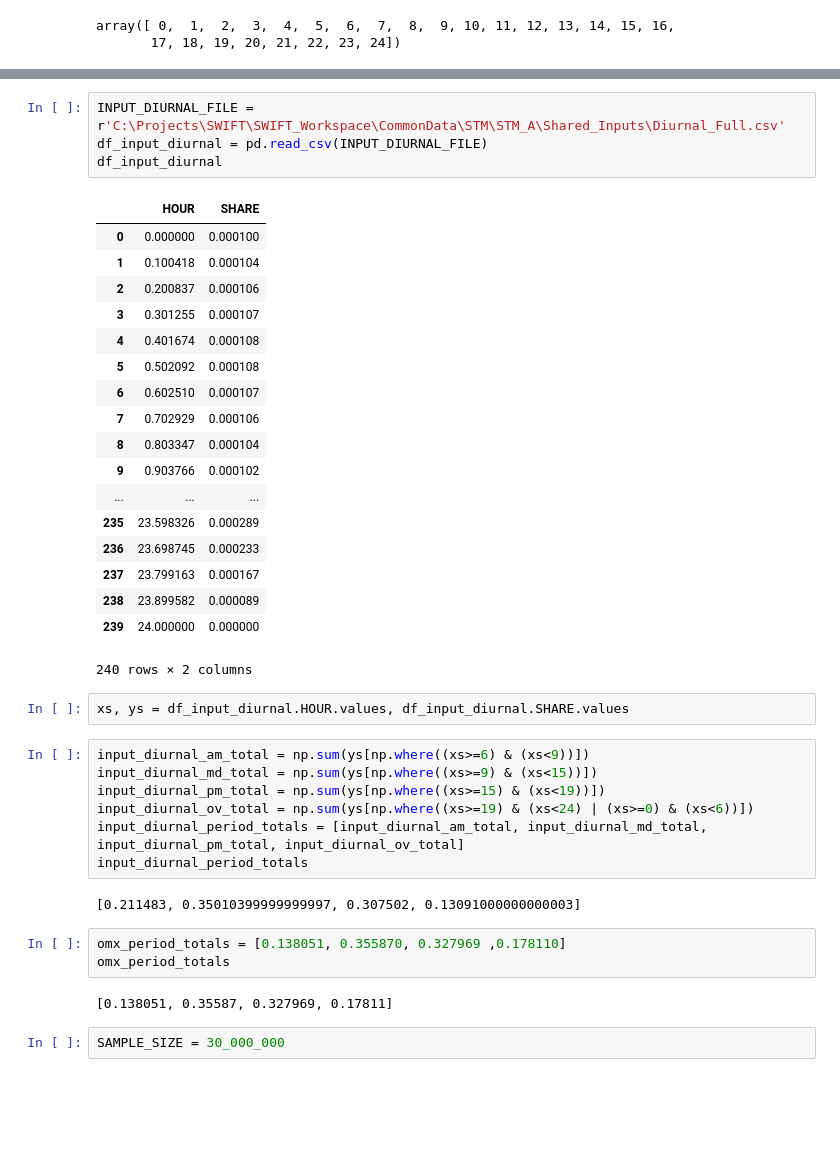
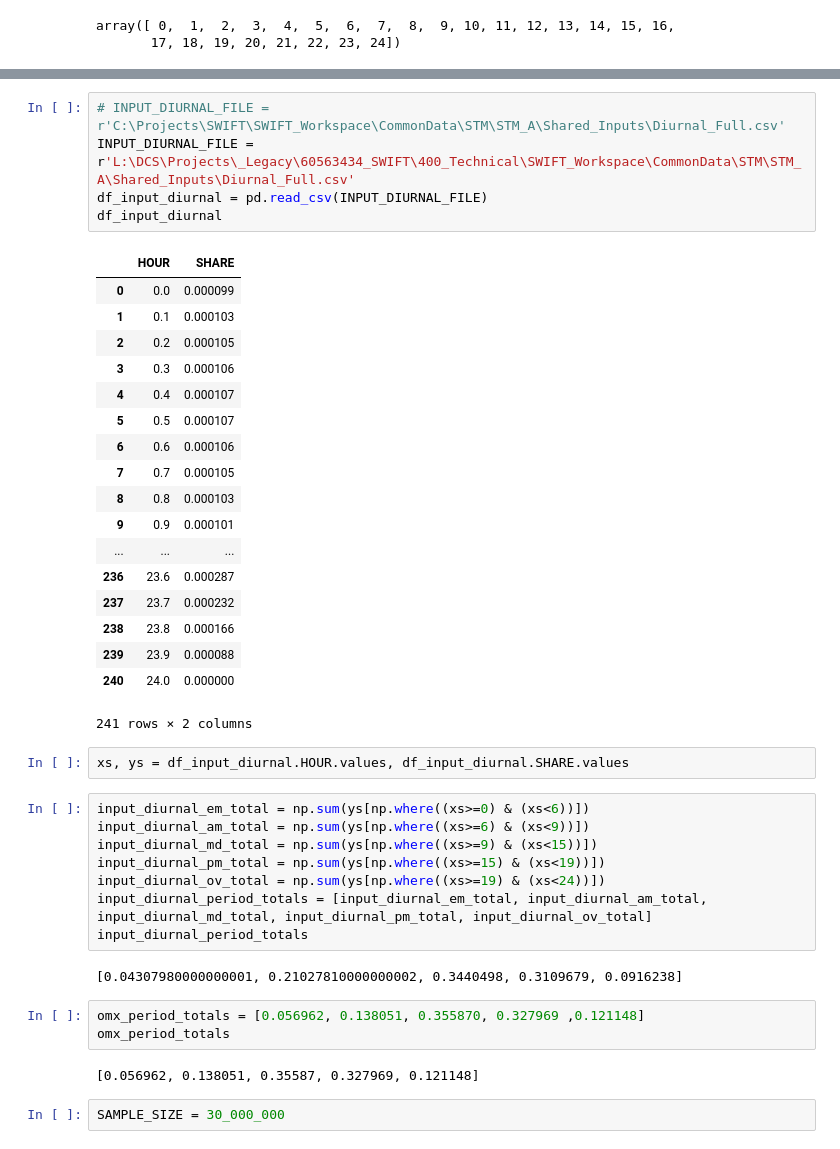
Before and after one commit to xys234/Work, a Jupyter notebook: notebooks/2019_05_09_SWIFT_Diurnal_Simulation.ipynb, the cells around one changed output, grey strips where cells are left out. Drawn from its saved outputs; the diff is of its cells as text; blank space fills up the shorter version.

```diff
--- a/notebooks/2019_05_09_SWIFT_Diurnal_Simulation.ipynb
+++ b/notebooks/2019_05_09_SWIFT_Diurnal_Simulation.ipynb
@@ -18,41 +96,43 @@ array([ 0,  1,  2,  3,  4,  5,  6,  7,  8,  9, 10, 11, 12, 13, 14, 15, 16,
 # %%
-INPUT_DIURNAL_FILE = r'C:\Projects\SWIFT\SWIFT_Workspace\CommonData\STM\STM_A\Shared_Inputs\Diurnal_Full.csv'
+# INPUT_DIURNAL_FILE = r'C:\Projects\SWIFT\SWIFT_Workspace\CommonData\STM\STM_A\Shared_Inputs\Diurnal_Full.csv'
+INPUT_DIURNAL_FILE = r'L:\DCS\Projects\_Legacy\60563434_SWIFT\400_Technical\SWIFT_Workspace\CommonData\STM\STM_A\Shared_Inputs\Diurnal_Full.csv'
 df_input_diurnal = pd.read_csv(INPUT_DIURNAL_FILE)
 df_input_diurnal
 # %% [output]
 |  | HOUR | SHARE |
-| 0 | 0.000000 | 0.000100 |
-| 1 | 0.100418 | 0.000104 |
-| 2 | 0.200837 | 0.000106 |
-| 3 | 0.301255 | 0.000107 |
-| 4 | 0.401674 | 0.000108 |
-| 5 | 0.502092 | 0.000108 |
-| 6 | 0.602510 | 0.000107 |
-| 7 | 0.702929 | 0.000106 |
-| 8 | 0.803347 | 0.000104 |
-| 9 | 0.903766 | 0.000102 |
+| 0 | 0.0 | 0.000099 |
+| 1 | 0.1 | 0.000103 |
+| 2 | 0.2 | 0.000105 |
+| 3 | 0.3 | 0.000106 |
+| 4 | 0.4 | 0.000107 |
+| 5 | 0.5 | 0.000107 |
+| 6 | 0.6 | 0.000106 |
+| 7 | 0.7 | 0.000105 |
+| 8 | 0.8 | 0.000103 |
+| 9 | 0.9 | 0.000101 |
 | ... | ... | ... |
-| 235 | 23.598326 | 0.000289 |
-| 236 | 23.698745 | 0.000233 |
-| 237 | 23.799163 | 0.000167 |
-| 238 | 23.899582 | 0.000089 |
-| 239 | 24.000000 | 0.000000 |
+| 236 | 23.6 | 0.000287 |
+| 237 | 23.7 | 0.000232 |
+| 238 | 23.8 | 0.000166 |
+| 239 | 23.9 | 0.000088 |
+| 240 | 24.0 | 0.000000 |
-240 rows × 2 columns
+241 rows × 2 columns
 # %%
 xs, ys = df_input_diurnal.HOUR.values, df_input_diurnal.SHARE.values
 # %%
+input_diurnal_em_total = np.sum(ys[np.where((xs>=0) & (xs<6))])
 input_diurnal_am_total = np.sum(ys[np.where((xs>=6) & (xs<9))])
 input_diurnal_md_total = np.sum(ys[np.where((xs>=9) & (xs<15))])
 input_diurnal_pm_total = np.sum(ys[np.where((xs>=15) & (xs<19))])
-input_diurnal_ov_total = np.sum(ys[np.where((xs>=19) & (xs<24) | (xs>=0) & (xs<6))])
-input_diurnal_period_totals = [input_diurnal_am_total, input_diurnal_md_total, input_diurnal_pm_total, input_diurnal_ov_total]
+input_diurnal_ov_total = np.sum(ys[np.where((xs>=19) & (xs<24))])
+input_diurnal_period_totals = [input_diurnal_em_total, input_diurnal_am_total, input_diurnal_md_total, input_diurnal_pm_total, input_diurnal_ov_total]
 input_diurnal_period_totals
 # %% [output]
-[0.211483, 0.35010399999999997, 0.307502, 0.13091000000000003]
+[0.04307980000000001, 0.21027810000000002, 0.3440498, 0.3109679, 0.0916238]
 # %%
-omx_period_totals = [0.138051, 0.355870, 0.327969 ,0.178110]
+omx_period_totals = [0.056962, 0.138051, 0.355870, 0.327969 ,0.121148]
 omx_period_totals
 # %% [output]
-[0.138051, 0.35587, 0.327969, 0.17811]
+[0.056962, 0.138051, 0.35587, 0.327969, 0.121148]
 # %%
 SAMPLE_SIZE = 30_000_000
```
Also changed, not shown: parts of 38 cells of this notebook, 1 other file.
